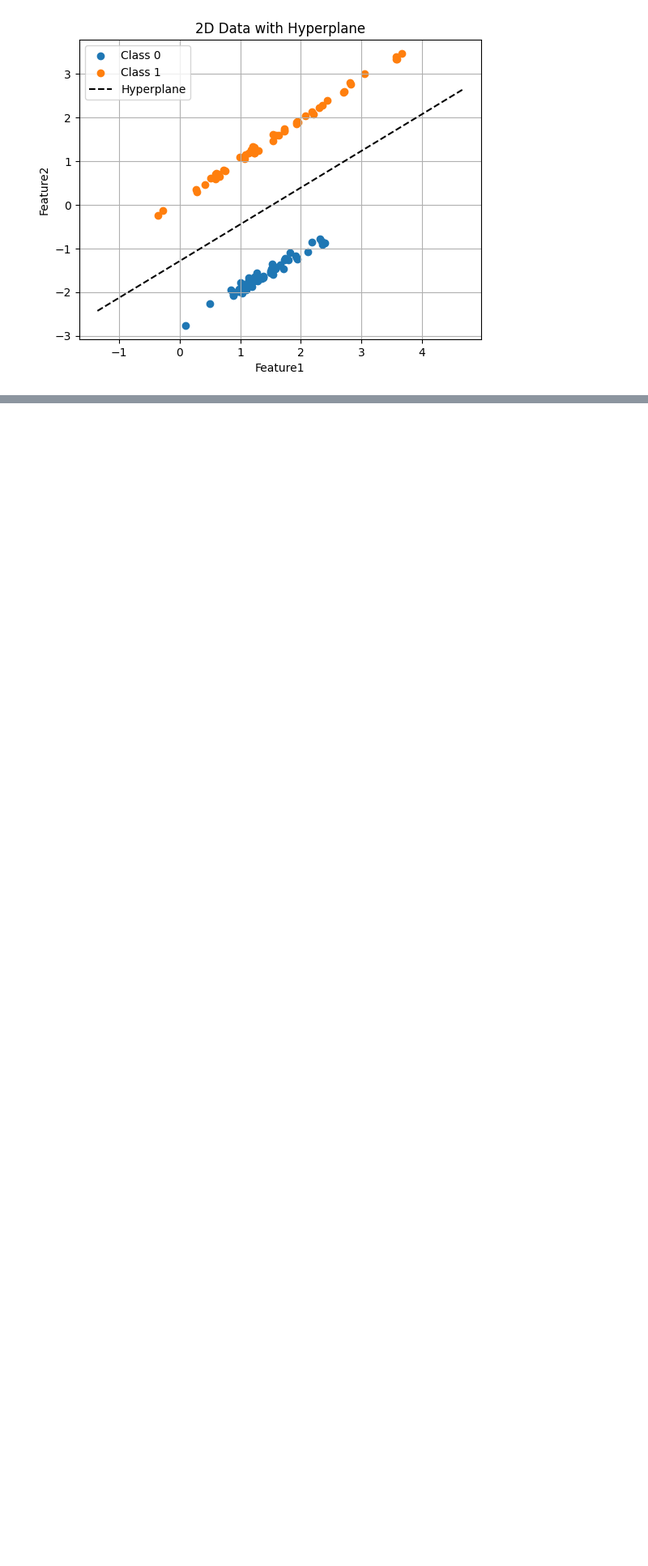
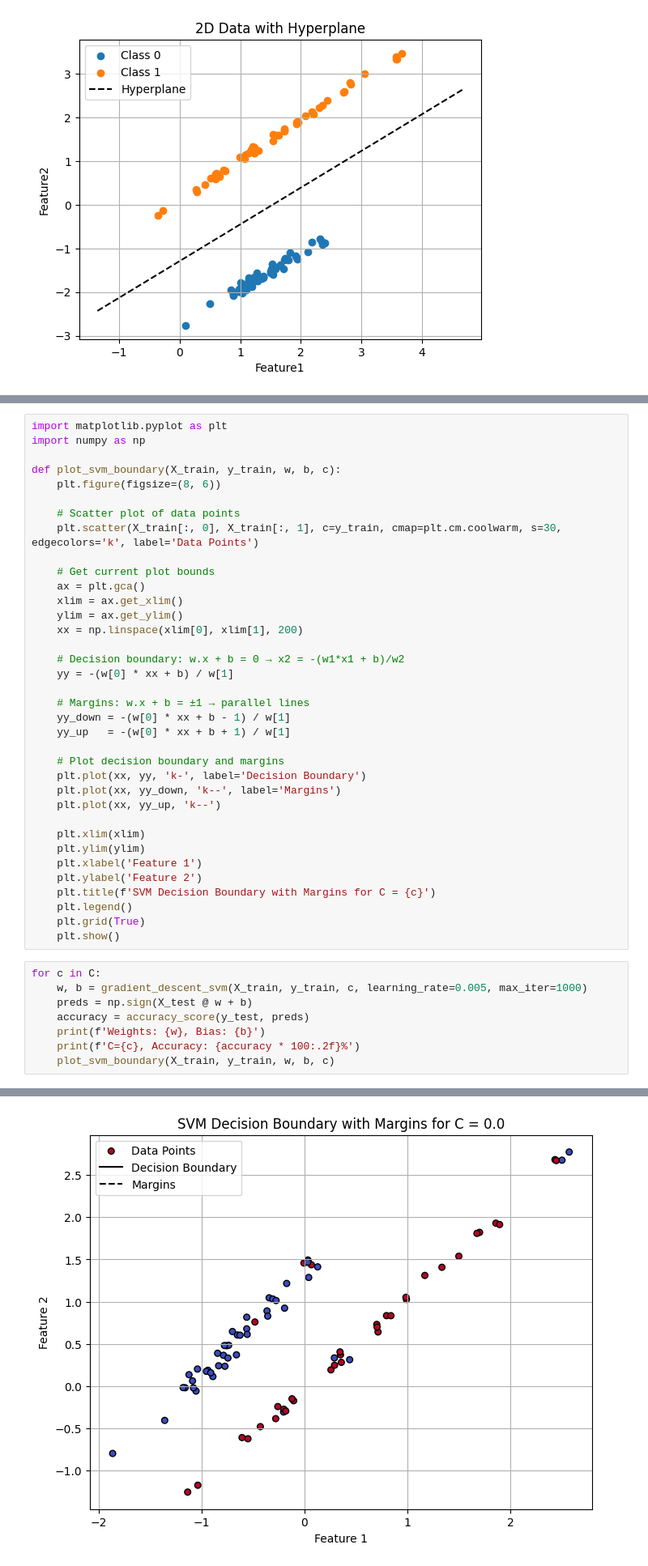
Before and after one commit to Hanifemam/pattern_recognition, a Jupyter notebook: course_implementation/svm.ipynb, the cells around one changed output, grey strips where cells are left out. Shown at 81% size. Cells and saved outputs as stored; diff of their text form; blank space fills up the shorter version.

```diff
--- a/course_implementation/svm.ipynb
+++ b/course_implementation/svm.ipynb
@@ -95,0 +164,45 @@ Bias: 0.9617394533305291
+# %%
+import matplotlib.pyplot as plt
+import numpy as np
+
+def plot_svm_boundary(X_train, y_train, w, b, c):
+    plt.figure(figsize=(8, 6))
+
+    # Scatter plot of data points
+    plt.scatter(X_train[:, 0], X_train[:, 1], c=y_train, cmap=plt.cm.coolwarm, s=30, edgecolors='k', label='Data Points')
+
+    # Get current plot bounds
+    ax = plt.gca()
+    xlim = ax.get_xlim()
+    ylim = ax.get_ylim()
+    xx = np.linspace(xlim[0], xlim[1], 200)
+
+    # Decision boundary: w.x + b = 0 → x2 = -(w1*x1 + b)/w2
+    yy = -(w[0] * xx + b) / w[1]
+
+    # Margins: w.x + b = ±1 → parallel lines
+    yy_down = -(w[0] * xx + b - 1) / w[1]
+    yy_up   = -(w[0] * xx + b + 1) / w[1]
+
+    # Plot decision boundary and margins
+    plt.plot(xx, yy, 'k-', label='Decision Boundary')
+    plt.plot(xx, yy_down, 'k--', label='Margins')
+    plt.plot(xx, yy_up, 'k--')
+
+    plt.xlim(xlim)
+    plt.ylim(ylim)
+    plt.xlabel('Feature 1')
+    plt.ylabel('Feature 2')
+    plt.title(f'SVM Decision Boundary with Margins for C = {c}')
+    plt.legend()
+    plt.grid(True)
+    plt.show()
+# %%
+for c in C:
+    w, b = gradient_descent_svm(X_train, y_train, c, learning_rate=0.005, max_iter=1000)
+    preds = np.sign(X_test @ w + b)
+    accuracy = accuracy_score(y_test, preds)
+    print(f'Weights: {w}, Bias: {b}')
+    print(f'C={c}, Accuracy: {accuracy * 100:.2f}%')
+    plot_svm_boundary(X_train, y_train, w, b, c)
+# %% [output]
@@ -95,0 +211 @@ Bias: 0.9617394533305291
+[figure, added]
```
Also changed, not shown: parts of 12 cells of this notebook.
